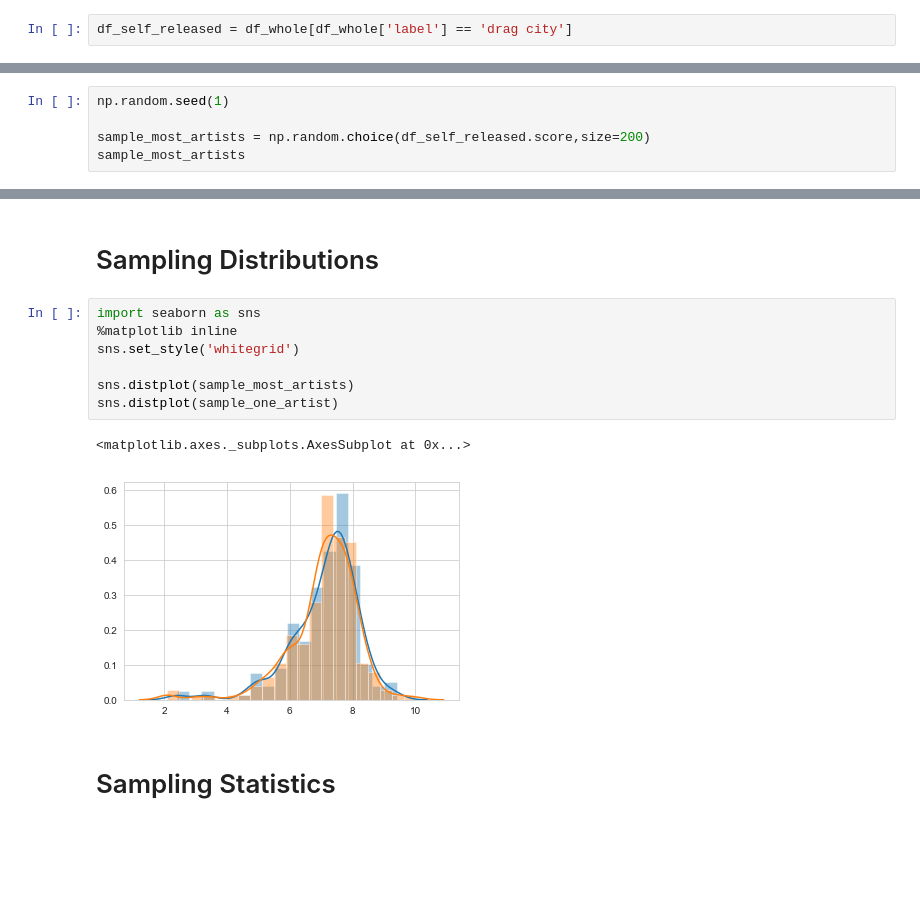
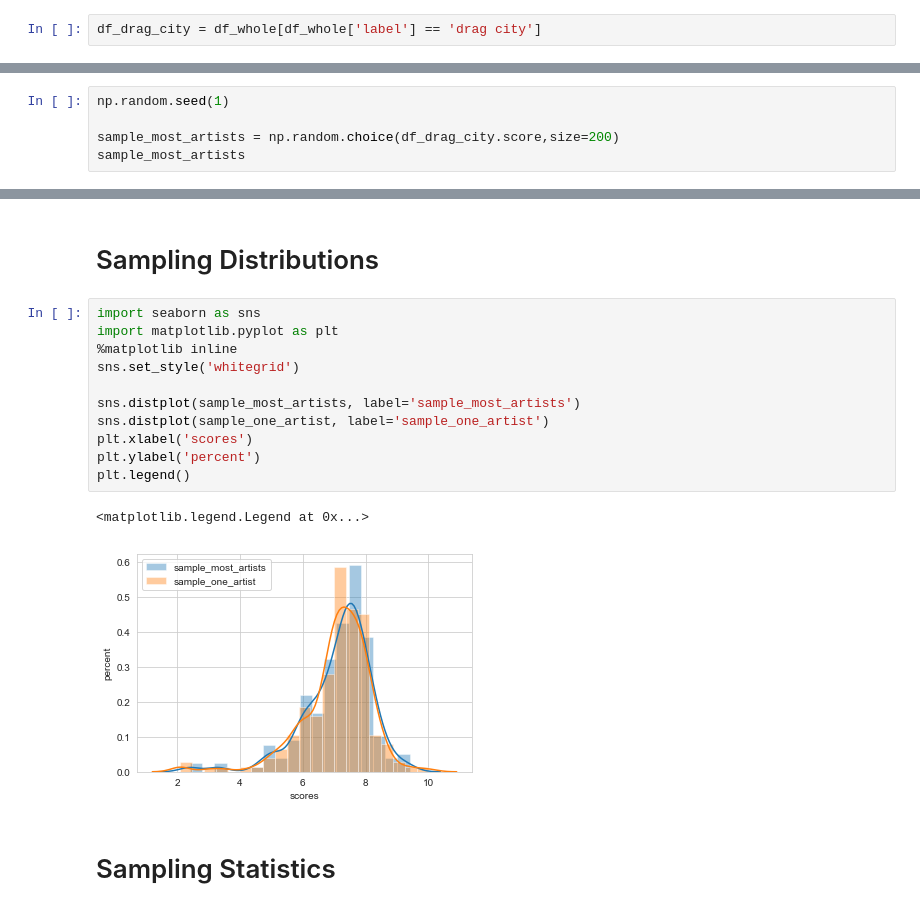
Before and after one commit to worldyne/module2_final_project, a Jupyter notebook: artist_density.ipynb, the cells around one changed output, grey strips where cells are left out. Drawn from its saved outputs; the diff is of its cells as text; blank space fills up the shorter version.

```diff
--- a/artist_density.ipynb
+++ b/artist_density.ipynb
@@ -73,5 +73,5 @@ df_whole.head()
 | 3 | 22659 | all of them naturals | uranium club | http://pitchfork.com/reviews/albu... | 7.3 | 0 | david glickman | contributor | 2017-01-07 | ... |
 | 4 | 22661 | first songs | kleenex, liliput | http://pitchfork.com/reviews/albu... | 9.0 | 1 | jenn pelly | associate reviews editor | 2017-01-06 | ... |
 # %%
-df_self_released = df_whole[df_whole['label'] == 'drag city']
+df_drag_city = df_whole[df_whole['label'] == 'drag city']
 # %%
@@ -88,7 +88,7 @@ df_self_released.head()
 # %%
 np.random.seed(1)
 
-sample_most_artists = np.random.choice(df_self_released.score,size=200)
+sample_most_artists = np.random.choice(df_drag_city.score,size=200)
 sample_most_artists
 # %% [output]
 array([7.8, 8. , 7.8, 8.3, 7.7, 6. , 5.7, 7.3, 8. , 6. , 5.9, 6.4, 7.5,
@@ -155,14 +155,18 @@ array([ 8.10000038,  7.5999999 ,  6.80000019,  7.        ,  7.9000001 ,
 # Sampling Distributions
 # %%
 import seaborn as sns
+import matplotlib.pyplot as plt
 %matplotlib inline
 sns.set_style('whitegrid')
 
-sns.distplot(sample_most_artists)
-sns.distplot(sample_one_artist)
+sns.distplot(sample_most_artists, label='sample_most_artists')
+sns.distplot(sample_one_artist, label='sample_one_artist')
+plt.xlabel('scores')
+plt.ylabel('percent')
+plt.legend()
 # %% [output]
-<matplotlib.axes._subplots.AxesSubplot at 0x...>
+<matplotlib.legend.Legend at 0x...>
-[figure, old version]
+[figure, new version]
 # %% [markdown]
 # Sampling Statistics
 # %%
```
Also changed, not shown: parts of 3 cells of this notebook, 1 other file.
